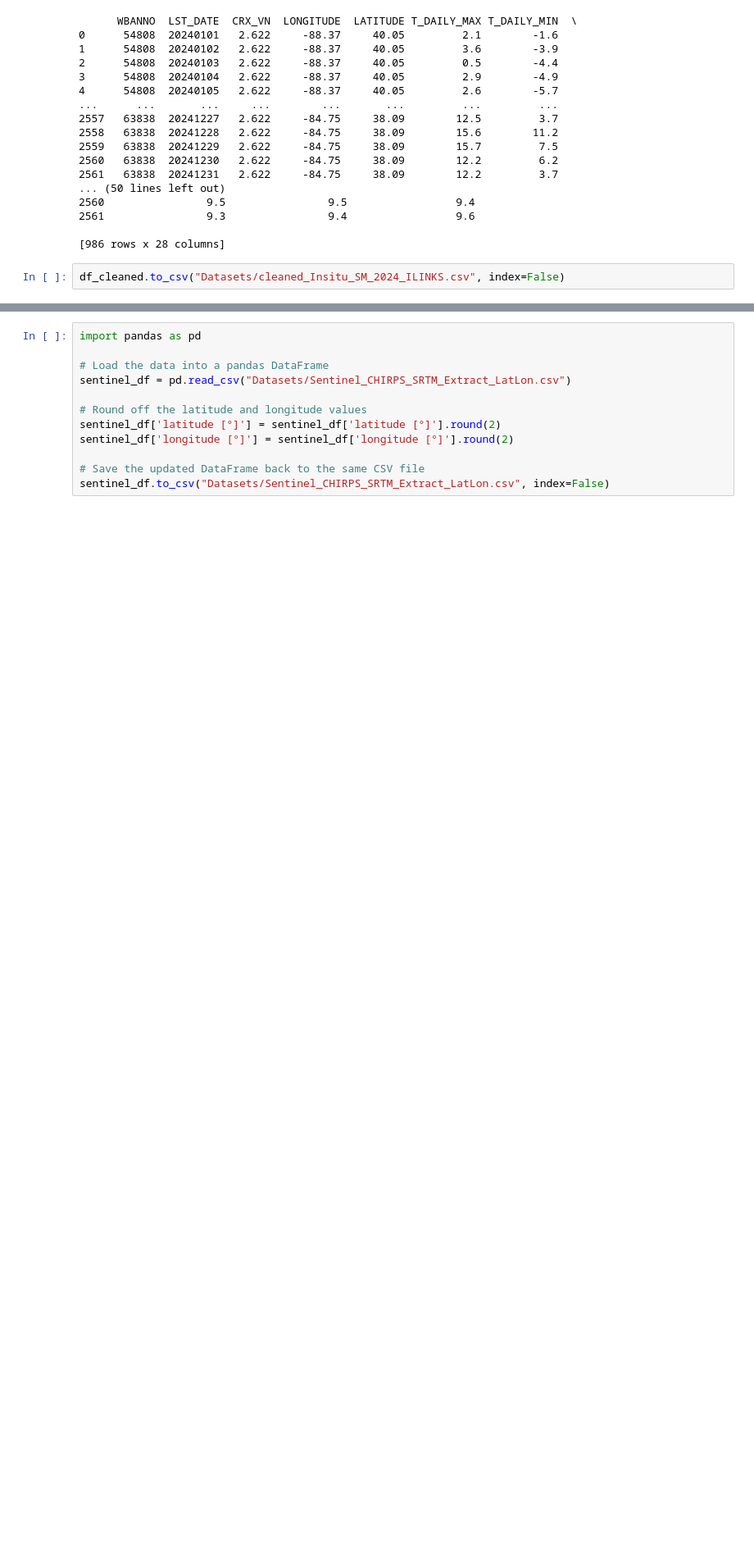
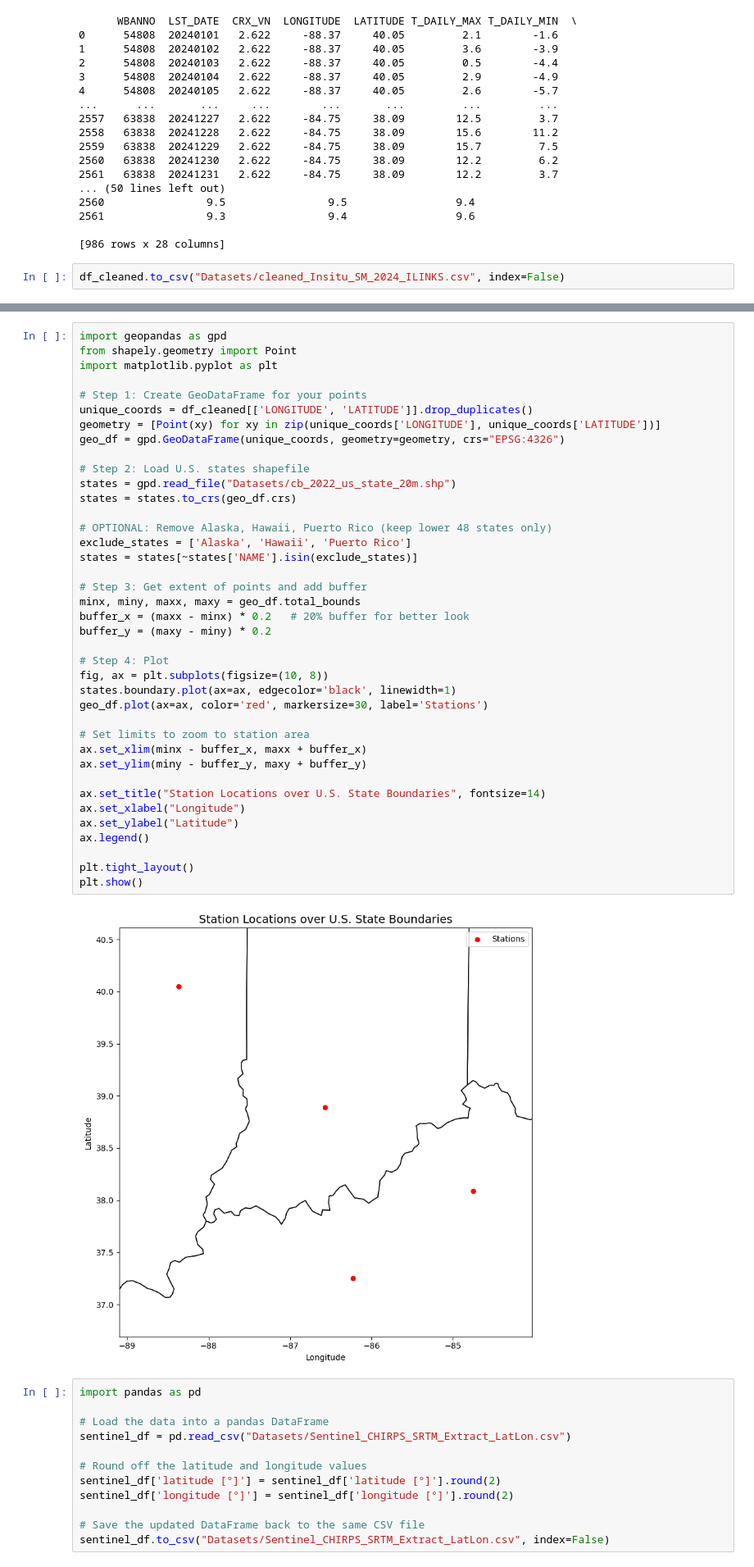
Before and after one commit to ShishirBro/SoMoBoost, a Jupyter notebook: Codes/preprocess_insitu.ipynb, the cells around one changed output, grey strips where cells are left out. Shown at 82% size. Cells and saved outputs as stored; diff of their text form; blank space fills up the shorter version.

```diff
--- a/Codes/preprocess_insitu.ipynb
+++ b/Codes/preprocess_insitu.ipynb
@@ -119,3 +108,44 @@ geo_df
+# %%
+import geopandas as gpd
+from shapely.geometry import Point
+import matplotlib.pyplot as plt
+
+# Step 1: Create GeoDataFrame for your points
+unique_coords = df_cleaned[['LONGITUDE', 'LATITUDE']].drop_duplicates()
+geometry = [Point(xy) for xy in zip(unique_coords['LONGITUDE'], unique_coords['LATITUDE'])]
+geo_df = gpd.GeoDataFrame(unique_coords, geometry=geometry, crs="EPSG:4326")
+
+# Step 2: Load U.S. states shapefile
+states = gpd.read_file("Datasets/cb_2022_us_state_20m.shp")
+states = states.to_crs(geo_df.crs)
+
+# OPTIONAL: Remove Alaska, Hawaii, Puerto Rico (keep lower 48 states only)
+exclude_states = ['Alaska', 'Hawaii', 'Puerto Rico']
+states = states[~states['NAME'].isin(exclude_states)]
+
+# Step 3: Get extent of points and add buffer
+minx, miny, maxx, maxy = geo_df.total_bounds
+buffer_x = (maxx - minx) * 0.2   # 20% buffer for better look
+buffer_y = (maxy - miny) * 0.2
+
+# Step 4: Plot
+fig, ax = plt.subplots(figsize=(10, 8))
+states.boundary.plot(ax=ax, edgecolor='black', linewidth=1)
+geo_df.plot(ax=ax, color='red', markersize=30, label='Stations')
+
+# Set limits to zoom to station area
+ax.set_xlim(minx - buffer_x, maxx + buffer_x)
+ax.set_ylim(miny - buffer_y, maxy + buffer_y)
+
+ax.set_title("Station Locations over U.S. State Boundaries", fontsize=14)
+ax.set_xlabel("Longitude")
+ax.set_ylabel("Latitude")
+ax.legend()
+
+plt.tight_layout()
+plt.show()
+# %% [output]
+[figure, added]
 # %%
 import pandas as pd
 
```
Also changed, not shown: parts of 10 cells of this notebook, 49 other files.
